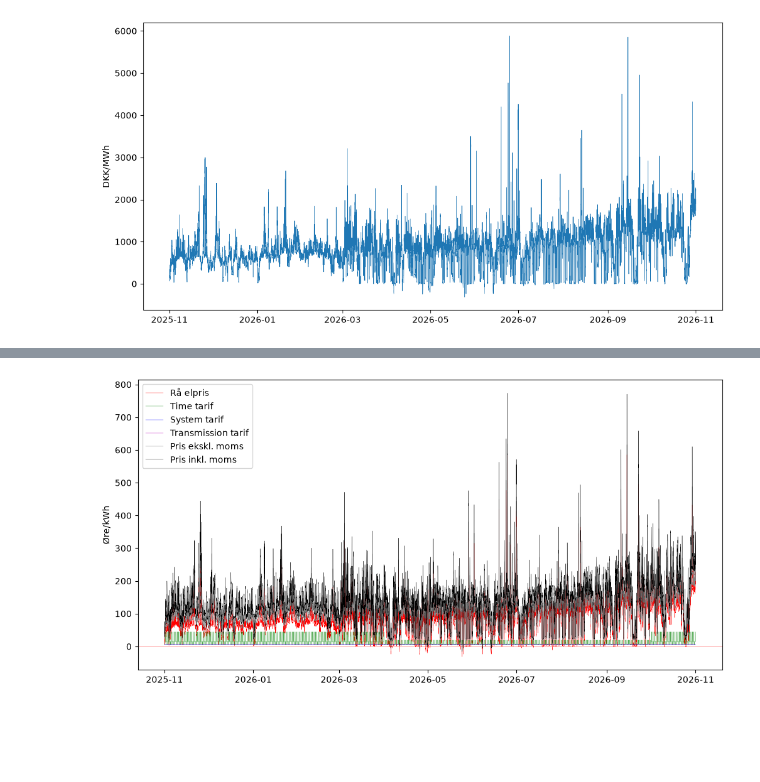
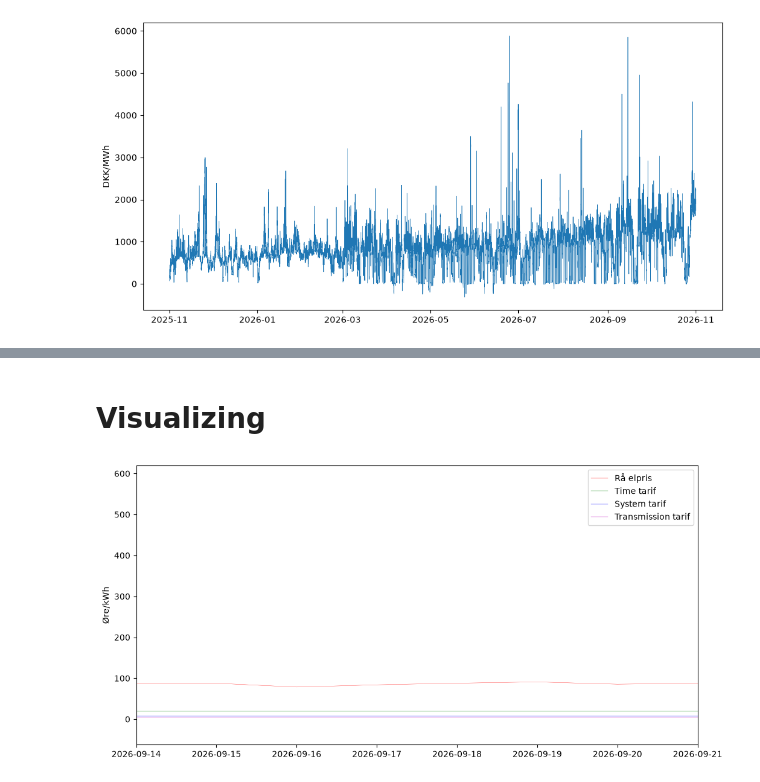
Before and after one commit to BjoernBruun/smart_power, a Jupyter notebook: power_analysis.ipynb, the cells around one changed output, grey strips where cells are left out. Drawn from its saved outputs; the diff is of its cells as text; code cells hidden in the pictures; blank space fills up the shorter version.

```diff
--- a/power_analysis.ipynb
+++ b/power_analysis.ipynb
@@ -142,9 +132,8 @@ rates = [
 
 hourly_tarif = pd.Series(
     np.select(conditions, rates, default=0.0),
-    index=idx,
+    #index=idx,
     name="hourly",
 )
-
 print(hourly_tarif.head())
 # %% [output]
@@ -158,10 +157,6 @@ Name: hourly, dtype: float64
 # %%
 # 5. Tarif
-system_tarif = pd.Series([7.2]*len(idx), index=idx, name="system")
-transmission_tarif = pd.Series([4.3]*len(idx), index=idx, name="transmission")
+sys_trans_tarif = pd.DataFrame({'date': idx, 'system': [7.2]*len(idx), 'transmission': [4.3]*len(idx)})
 
-tarif = pd.concat([hourly_tarif, system_tarif, transmission_tarif], axis=1)
-
-print(tarif.head())
-print(energy_report.head())
+print(sys_trans_tarif.head())
 # %% [output]
@@ -180,0 +171,4 @@ TimeDK
+# %%
+tarif = pd.concat([sys_trans_tarif, hourly_tarif], axis=1)
+
+print(tarif.head())
@@ -181,14 +184,16 @@ TimeDK
 # %%
 # Concat all data together
-el_pris = energy_report.set_index(idx)
-el_pris = el_pris.drop(["TimeUTC", "TimeDK"], axis=1)
-el_pris = el_pris.rename(columns={"DK1_DKK/MWh": "øre_kwh"})
+data = tarif.copy()
+data["øre_kwh"] = energy_report["DK1_DKK/MWh"] * 0.1
 
-el_pris = el_pris["øre_kwh"]*0.1
 
-data = pd.concat([el_pris, tarif], axis=1)
-
+data["weekday"] = data.date.dt.dayofweek
 data["total_ex_vat"] = data["øre_kwh"] + data.hourly + data.system + data.transmission
 data["total_in_vat"] = data["total_ex_vat"] * 1.25
+
+print("Head:")
 print(data.head())
+
+print("Tail:")
+print(data.tail())
 # %% [output]
@@ -210,18 +217,26 @@ TimeDK
+# %% [markdown]
+# Visualizing
 # %%
 fig, ax = plt.subplots(figsize=(12, 6))
 
 ax.plot(data.index, data["øre_kwh"], color='r', linewidth=0.25, label="Rå elpris")
 ax.plot(data.index, data.hourly, color='g', linewidth=0.25, label="Time tarif")
 ax.plot(data.index, data.system, color='b', linewidth=0.25, label="System tarif")
 ax.plot(data.index, data.transmission, color='m', linewidth=0.25, label="Transmission tarif")
 
-ax.plot(data.index, data.total_ex_vat, color='gray', linewidth=0.25, label="Pris ekskl. moms")
-ax.plot(data.index, data.total_in_vat, color='k', linewidth=0.25, label="Pris inkl. moms")
+#ax.plot(data.index, data.total_ex_vat, color='gray', linewidth=0.25, label="Pris ekskl. moms")
+#ax.plot(data.index, data.total_in_vat, color='k', linewidth=0.25, label="Pris inkl. moms")
 
-ax.axhline(y=0, color='r', alpha=0.5, linewidth=0.5)
+#ax.axhline(y=0, color='r', alpha=0.5, linewidth=0.5)
 
 ax.set_ylabel("Øre/kWh")
+
+ax.set_xlim((
+    dt.datetime(2026, 9, 14),
+    dt.datetime(2026, 9, 21)
+))
+#ax.set_ylim((-50, 350))
 ax.legend()
 plt.show()
 # %% [output]
-[figure, old version]
+[figure, new version]
```
Also changed, not shown: parts of 10 cells of this notebook, 2 other files.
